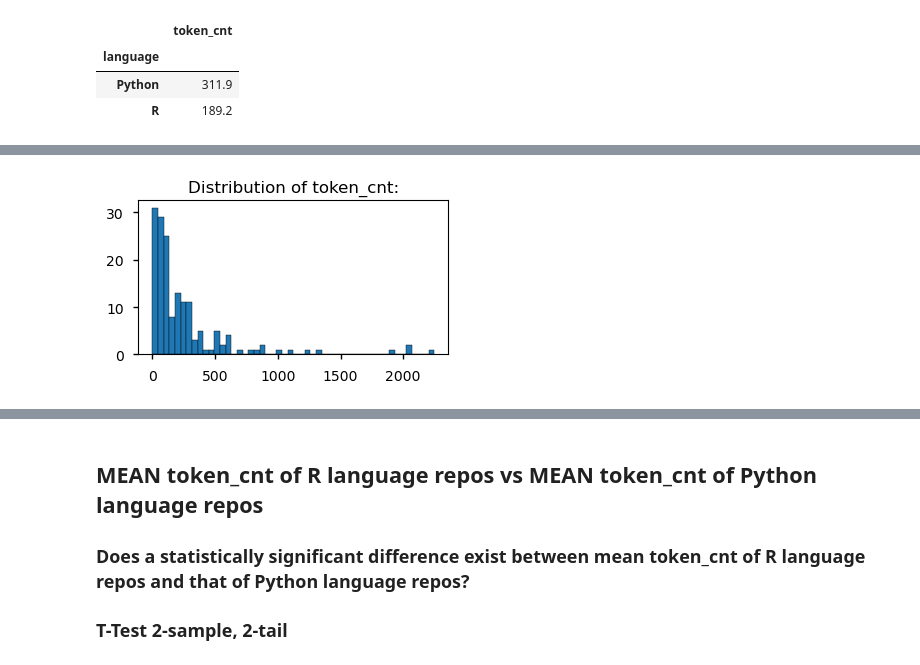
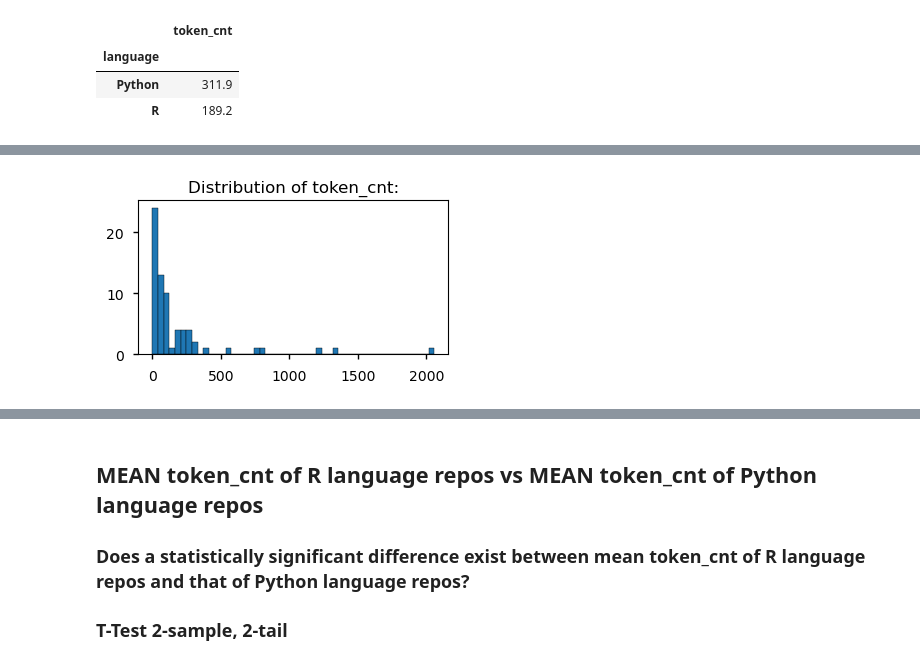
Before and after one commit to Cod-Up-Our-Data/github_language_processing, a Jupyter notebook: explore_r.ipynb, the cells around one changed output, grey strips where cells are left out. Drawn from its saved outputs; the diff is of its cells as text; code cells hidden in the pictures.

```diff
--- a/explore_r.ipynb
+++ b/explore_r.ipynb
@@ -388,7 +381,7 @@ plt.show()
 # %%
 plt.figure(figsize=(4, 2))
-plt.hist(train['token_cnt'], bins=50, edgecolor='black')
+plt.hist(train[train['language'] == 'R'].token_cnt, bins=50, edgecolor='black')
 plt.title(f'Distribution of token_cnt:')
 plt.show()
 # %% [output]
-[figure, old version]
+[figure, new version]
```
Also changed, not shown: parts of 4 cells of this notebook.
